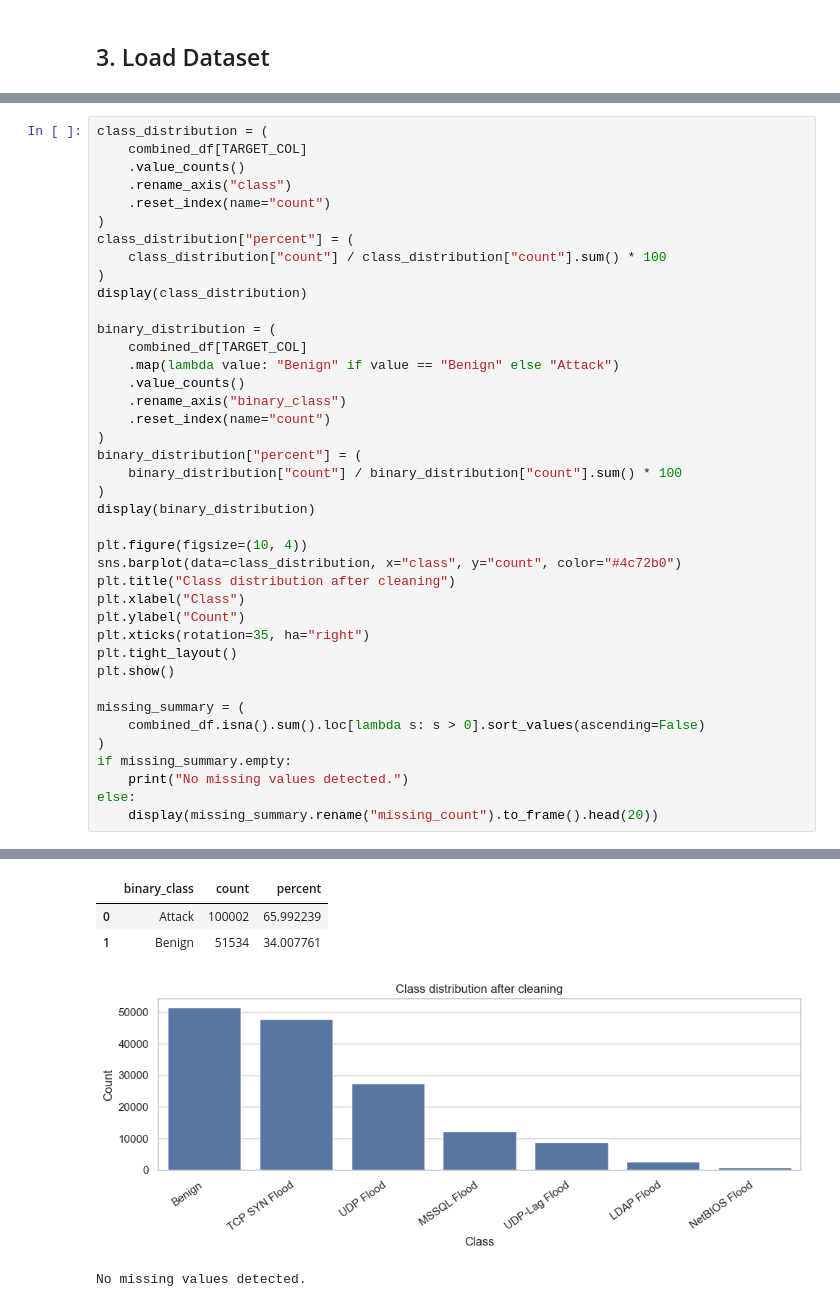
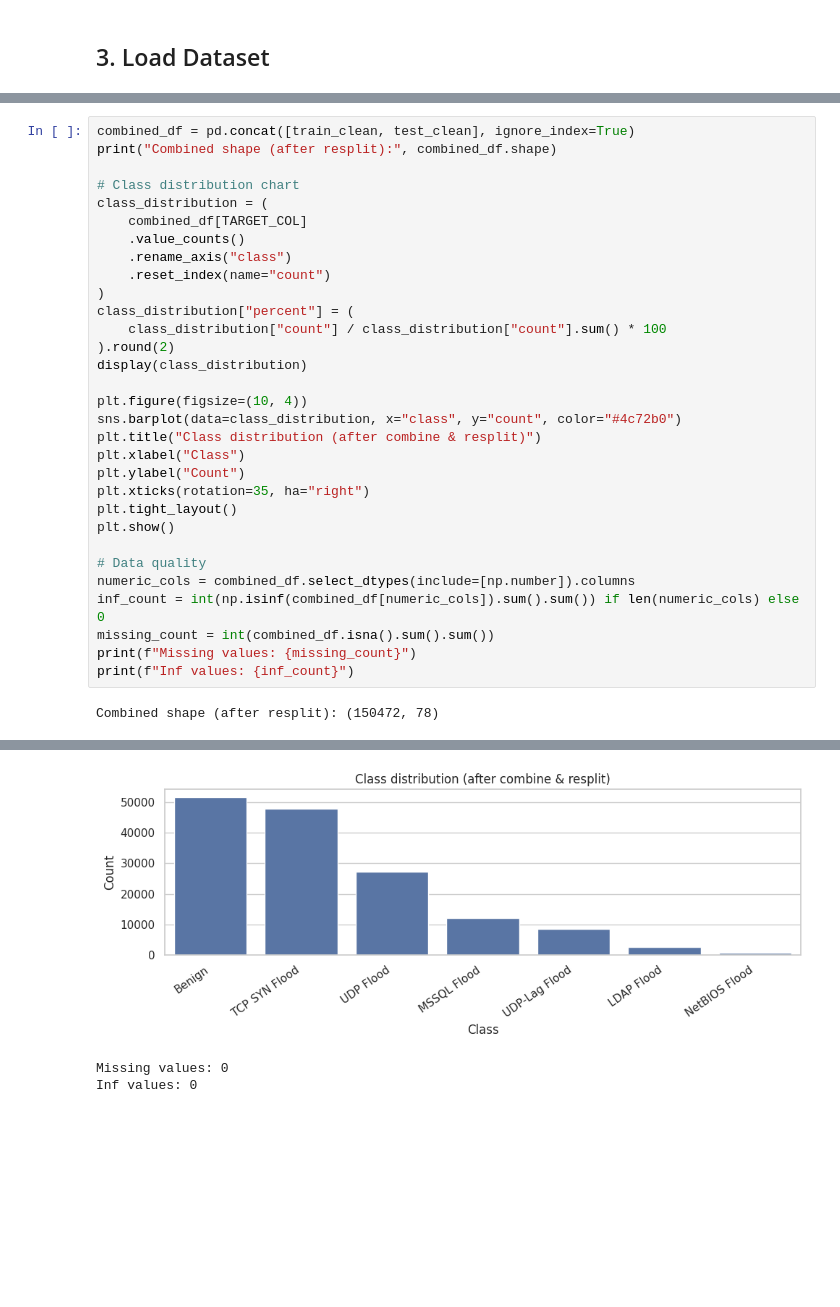
Before and after one commit to ShirokaitoX1412/mlddos, a Jupyter notebook: notebooks/ddos_detection_report_ready.ipynb, the cells around one changed output, grey strips where cells are left out. Saved outputs shown, nothing was run; the diff lists cells and outputs as text; blank space fills up the shorter version.

```diff
--- a/notebooks/ddos_detection_report_ready.ipynb
+++ b/notebooks/ddos_detection_report_ready.ipynb
@@ -206,4 +286,8 @@ Total inf/-inf values in numeric columns: 0
 # %%
+combined_df = pd.concat([train_clean, test_clean], ignore_index=True)
+print("Combined shape (after resplit):", combined_df.shape)
+
+# Class distribution chart
 class_distribution = (
     combined_df[TARGET_COL]
     .value_counts()
@@ -212,36 +296,24 @@ class_distribution = (
 )
 class_distribution["percent"] = (
     class_distribution["count"] / class_distribution["count"].sum() * 100
-)
+).round(2)
 display(class_distribution)
-
-binary_distribution = (
-    combined_df[TARGET_COL]
-    .map(lambda value: "Benign" if value == "Benign" else "Attack")
-    .value_counts()
-    .rename_axis("binary_class")
-    .reset_index(name="count")
-)
-binary_distribution["percent"] = (
-    binary_distribution["count"] / binary_distribution["count"].sum() * 100
-)
-display(binary_distribution)
 
 plt.figure(figsize=(10, 4))
 sns.barplot(data=class_distribution, x="class", y="count", color="#4c72b0")
-plt.title("Class distribution after cleaning")
+plt.title("Class distribution (after combine & resplit)")
 plt.xlabel("Class")
 plt.ylabel("Count")
 plt.xticks(rotation=35, ha="right")
 plt.tight_layout()
 plt.show()
 
-missing_summary = (
-    combined_df.isna().sum().loc[lambda s: s > 0].sort_values(ascending=False)
-)
-if missing_summary.empty:
-    print("No missing values detected.")
-else:
-    display(missing_summary.rename("missing_count").to_frame().head(20))
+# Data quality
+numeric_cols = combined_df.select_dtypes(include=[np.number]).columns
+inf_count = int(np.isinf(combined_df[numeric_cols]).sum().sum()) if len(numeric_cols) else 0
+missing_count = int(combined_df.isna().sum().sum())
+print(f"Missing values: {missing_count}")
+print(f"Inf values: {inf_count}")
 # %% [output]
+Combined shape (after resplit): (150472, 78)
 |  | class | count | percent |
@@ -255,5 +327,3 @@ else:
-|  | binary_class | count | percent |
-| 0 | Attack | 100002 | 65.992239 |
-| 1 | Benign | 51534 | 34.007761 |
-[figure, old version]
+[figure, new version]
-No missing values detected.
+Missing values: 0
+Inf values: 0
```
Also changed, not shown: parts of 37 cells of this notebook, 5 other files.
